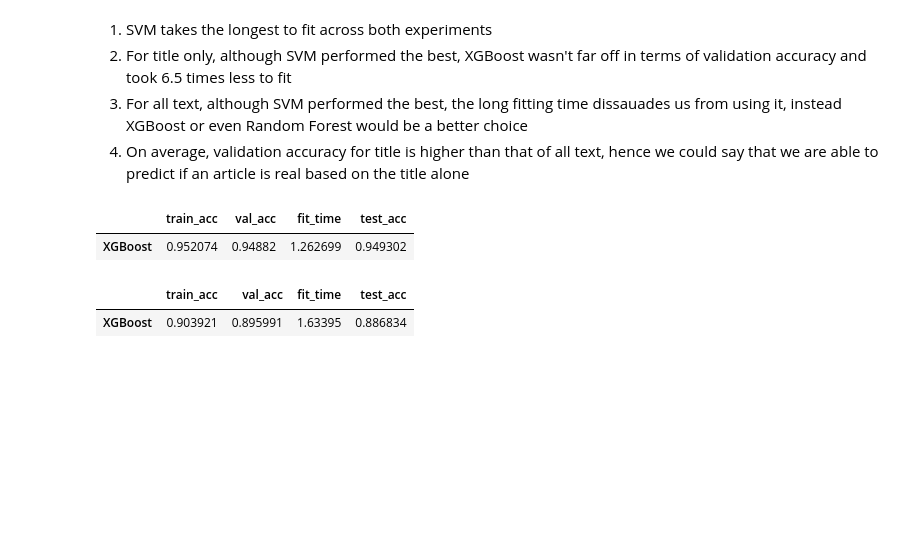
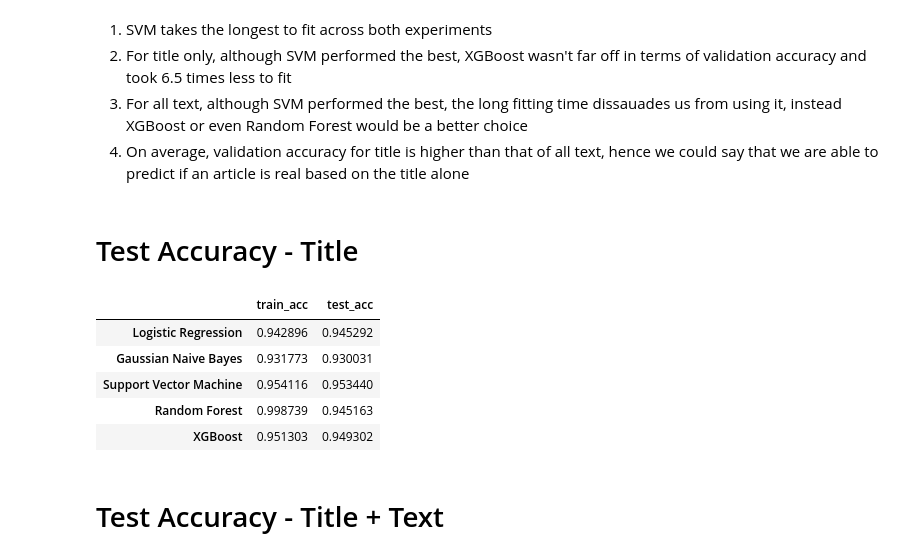
Before and after one commit to Jiawei19/BT4222, a Jupyter notebook: jiawei.ipynb, the cells around one changed output. Drawn from its saved outputs; the diff is of its cells as text; code cells hidden in the pictures; blank space fills up the shorter version.

```diff
--- a/jiawei.ipynb
+++ b/jiawei.ipynb
@@ -1078,13 +987,3 @@ Title & Text
 2. For title only, although SVM performed the best, XGBoost wasn't far off in terms of validation accuracy and took 6.5 times less to fit
 3. For all text, although SVM performed the best, the long fitting time dissauades us from using it, instead XGBoost or even Random Forest would be a better choice
 4. On average, validation accuracy for title is higher than that of all text, hence we could say that we are able to predict if an article is real based on the title alone
-# %%
-xgboost_clf_title.fit(X_train_title, y_train_title)
-xgboost_title_test_acc = xgboost_clf_title.score(X_test_title, y_test_title)
-
-xgboost_title = results_title.loc[['XGBoost'], :]
-xgboost_title["test_acc"] = xgboost_title_test_acc
-xgboost_title
-# %% [output]
-|  | train_acc | val_acc | fit_time | test_acc |
-| XGBoost | 0.952074 | 0.94882 | 1.262699 | 0.949302 |
@@ -1094,10 +990,50 @@ xgboost_all_test_acc = xgboost_clf.score(X_test, y_test)
-# %%
-xgboost_clf.fit(X_train, y_train)
-xgboost_all_test_acc = xgboost_clf.score(X_test, y_test)
-
-xgboost_all = results_all_text.loc[['XGBoost'], :]
-xgboost_all["test_acc"] = xgboost_all_test_acc
-xgboost_all
-# %% [output]
-|  | train_acc | val_acc | fit_time | test_acc |
-| XGBoost | 0.903921 | 0.895991 | 1.63395 | 0.886834 |
+# %% [markdown]
+# Test Accuracy - Title
+# %%
+results_title_final = pd.DataFrame(index=['Logistic Regression', 'Gaussian Naive Bayes', 'Support Vector Machine', 'Random Forest', 'XGBoost'])
+# %%
+lr_clf_title = sklearn.base.clone(lr_clf_title)
+lr_clf_title.fit(X_train_title, y_train_title)
+lr_clf_title_train_acc = lr_clf_title.score(X_train_title, y_train_title)
+lr_clf_title_test_acc = lr_clf_title.score(X_test_title, y_test_title)
+results_title_final.loc['Logistic Regression', 'train_acc'] = lr_clf_title_train_acc
+results_title_final.loc['Logistic Regression', 'test_acc'] = lr_clf_title_test_acc
+
+gnb_clf_title = sklearn.base.clone(gnb_clf_title)
+gnb_clf_title.fit(X_train_title, y_train_title)
+gnb_clf_title_train_acc = gnb_clf_title.score(X_train_title, y_train_title)
+gnb_clf_title_test_acc = gnb_clf_title.score(X_test_title, y_test_title)
+results_title_final.loc['Gaussian Naive Bayes', 'train_acc'] = gnb_clf_title_train_acc
+results_title_final.loc['Gaussian Naive Bayes', 'test_acc'] = gnb_clf_title_test_acc
+
+svm_clf_title = sklearn.base.clone(svm_clf_title)
+svm_clf_title.fit(X_train_title, y_train_title)
+svm_clf_title_train_acc = svm_clf_title.score(X_train_title, y_train_title)
+svm_clf_title_test_acc = svm_clf_title.score(X_test_title, y_test_title)
+results_title_final.loc['Support Vector Machine', 'train_acc'] = svm_clf_title_train_acc
+results_title_final.loc['Support Vector Machine', 'test_acc'] = svm_clf_title_test_acc
+
+rf_clf_title = sklearn.base.clone(rf_clf_title)
+rf_clf_title.fit(X_train_title, y_train_title)
+rf_clf_title_train_acc = rf_clf_title.score(X_train_title, y_train_title)
+rf_clf_title_test_acc = rf_clf_title.score(X_test_title, y_test_title)
+results_title_final.loc['Random Forest', 'train_acc'] = rf_clf_title_train_acc
+results_title_final.loc['Random Forest', 'test_acc'] = rf_clf_title_test_acc
+
+xgboost_clf_title = sklearn.base.clone(xgboost_clf_title)
+xgboost_clf_title.fit(X_train_title, y_train_title)
+xgboost_clf_title_train_acc = xgboost_clf_title.score(X_train_title, y_train_title)
+xgboost_clf_title_test_acc = xgboost_clf_title.score(X_test_title, y_test_title)
+results_title_final.loc['XGBoost', 'train_acc'] = xgboost_clf_title_train_acc
+results_title_final.loc['XGBoost', 'test_acc'] = xgboost_clf_title_test_acc
+
+results_title_final
+# %% [output]
+|  | train_acc | test_acc |
+| Logistic Regression | 0.942896 | 0.945292 |
+| Gaussian Naive Bayes | 0.931773 | 0.930031 |
+| Support Vector Machine | 0.954116 | 0.953440 |
+| Random Forest | 0.998739 | 0.945163 |
+| XGBoost | 0.951303 | 0.949302 |
+# %% [markdown]
+# Test Accuracy - Title + Text
```
Also changed, not shown: parts of 42 cells of this notebook.
